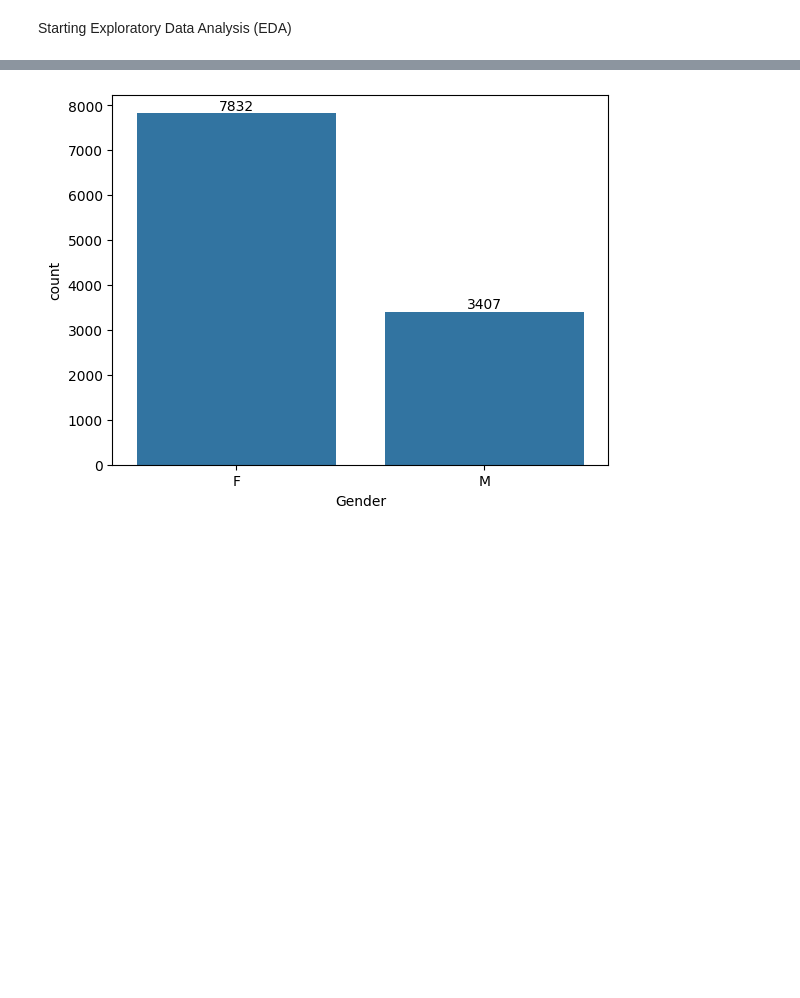
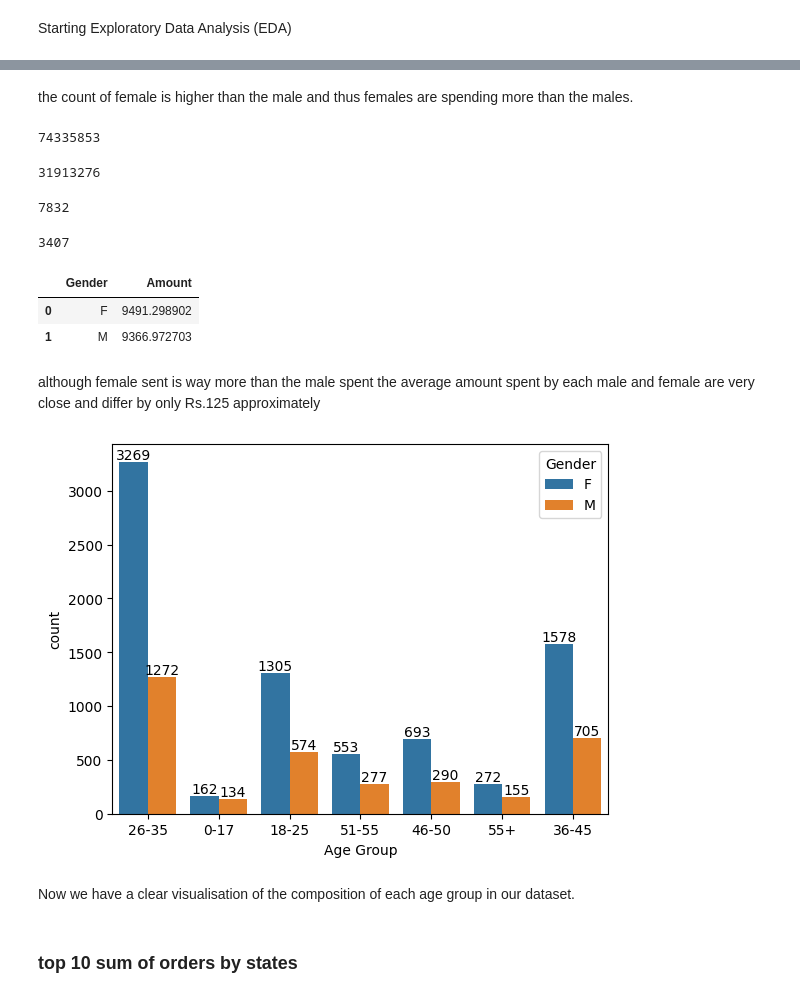
Before and after one commit to Abhishek191191/Diwali-Sales-Analysis, a Jupyter notebook: analysis code.ipynb, the cells around one changed output, grey strips where cells are left out. Saved outputs shown, nothing was run; the diff lists cells and outputs as text; code cells hidden in the pictures; blank space fills up the shorter version.

```diff
--- a/analysis code.ipynb
+++ b/analysis code.ipynb
@@ -216,8 +256,43 @@ Starting Exploratory Data Analysis (EDA)
+# %% [markdown]
+the count of female is higher than the male and thus females are spending more than the males.
+# %%
+#amount spent by females
+female_spent = data[data['Gender'] == 'F']['Amount'].sum()
+female_spent
+# %% [output]
+74335853
+# %%
+#amount spent by males
+male_spent = data[data['Gender'] == 'M']['Amount'].sum()
+male_spent
+# %% [output]
+31913276
+# %%
+#counting the number of females
+female_count = data[data['Gender'] == 'F']['Amount'].count()
+female_count
+# %% [output]
+7832
+# %%
+#counting the number of males
+male_count = data[data['Gender'] == 'M']['Amount'].count()
+male_count
+# %% [output]
+3407
+# %%
+#average spend by male and female
+avg_spent = data.groupby('Gender')['Amount'].mean().reset_index()
+avg_spent
+# %% [output]
+|  | Gender | Amount |
+| 0 | F | 9491.298902 |
+| 1 | M | 9366.972703 |
+# %% [markdown]
+although female sent is way more than the male spent
+the average amount spent by each male and female are very close and differ by only Rs.125 approximately
 # %%
-# Gender
-ax = sns.countplot(x = 'Gender', data = data)
-
+ax = sns.countplot(data, x = 'Age Group', hue = 'Gender')
 for bars in ax.containers:
     ax.bar_label(bars)
 # %% [output]
-[figure, old version]
+[figure, new version]
@@ -223,0 +317,4 @@ for bars in ax.containers:
+# %% [markdown]
+Now we have a clear visualisation of the composition of each age group in our dataset.
+# %% [markdown]
+### top 10 sum of orders by states
```
Also changed, not shown: parts of 14 cells of this notebook.
